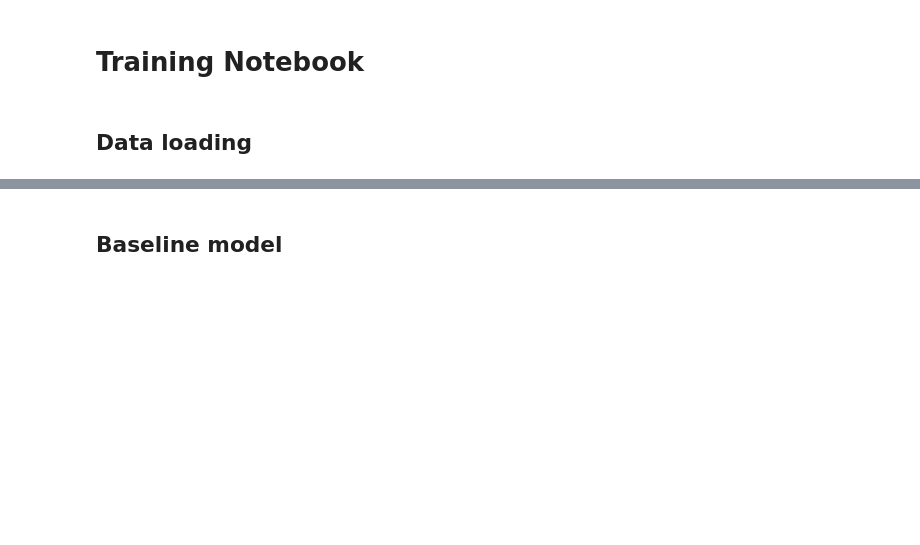
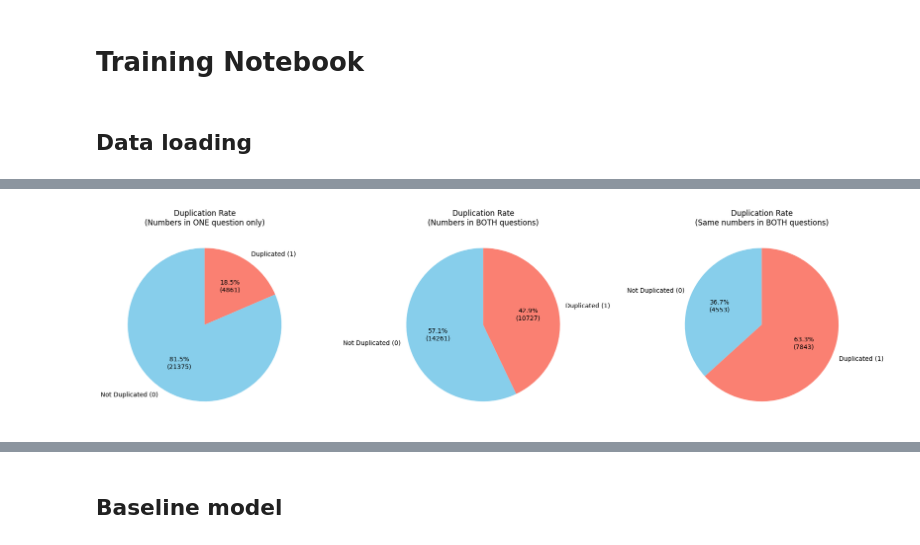
Before and after one commit to alvarosg285/NLP_quora_challenge, a Jupyter notebook: train_models.ipynb, the cells around one changed output, grey strips where cells are left out. Cells and saved outputs as stored; diff of their text form; code cells hidden in the pictures; blank space fills up the shorter version.

```diff
--- a/train_models.ipynb
+++ b/train_models.ipynb
@@ -11,0 +141,63 @@ import utils
+# %%
+import matplotlib.pyplot as plt
+import re
+
+copy_df = quora_df.copy()
+
+# Pre-compile the regex pattern and extract sets of numbers
+number_pattern = re.compile(r'\d+')
+copy_df['nums_q1'] = [set(number_pattern.findall(str(text))) for text in copy_df['question1']]
+copy_df['nums_q2'] = [set(number_pattern.findall(str(text))) for text in copy_df['question2']]
+
+# Calculate lengths using vectorized string operations
+len_q1 = copy_df['nums_q1'].str.len()
+len_q2 = copy_df['nums_q2'].str.len()
+
+# Create boolean masks for our 3 specific conditions
+# - Condition 1: Numbers in only one of the questions (XOR logic)
+mask_only_one = ((len_q1 > 0) & (len_q2 == 0)) | ((len_q1 == 0) & (len_q2 > 0))
+
+# - Condition 2: Numbers in both questions
+mask_both = (len_q1 > 0) & (len_q2 > 0)
+
+# - Condition 3: Numbers in both questions AND the exact same numbers
+mask_both_same = mask_both & (copy_df['nums_q1'] == copy_df['nums_q2'])
+
+
+# --- Custom function for autopct ---
+# This closure captures the raw data values to calculate the absolute count
+def make_autopct(values):
+    def my_autopct(pct):
+        total = sum(values)
+        # Calculate absolute value from percentage and total
+        val = int(round(pct * total / 100.0))
+        # Return formatted string: Percentage (Count)
+        return '{p:.1f}%\n({v:d})'.format(p=pct, v=val)
+    return my_autopct
+
+fig, axes = plt.subplots(1, 3, figsize=(18, 5))
+
+# Define colors for Not Duplicated (0) and Duplicated (1)
+labels_dup = ["Not Duplicated (0)", "Duplicated (1)"]
+
+# --- PIE 1: Numbers in ONE question only ---
+# .sort_index() ensures 0 is always first and 1 is second, keeping colors consistent
+dist_only_one = copy_df[mask_only_one]['is_duplicate'].value_counts().sort_index()
+axes[0].pie(dist_only_one, labels=labels_dup, autopct=make_autopct(dist_only_one), colors=colors, startangle=90)
+axes[0].set_title('Duplication Rate\n(Numbers in ONE question only)')
+
+# --- PIE 2: Numbers in BOTH questions ---
+dist_both = copy_df[mask_both]['is_duplicate'].value_counts().sort_index()
+axes[1].pie(dist_both, labels=labels_dup, autopct=make_autopct(dist_both), colors=colors, startangle=90)
+axes[1].set_title('Duplication Rate\n(Numbers in BOTH questions)')
+
+# --- PIE 3: Same numbers in BOTH questions ---
+dist_both_same = copy_df[mask_both_same]['is_duplicate'].value_counts().sort_index()
+axes[2].pie(dist_both_same, labels=labels_dup, autopct=make_autopct(dist_both_same), colors=colors, startangle=90)
+axes[2].set_title('Duplication Rate\n(Same numbers in BOTH questions)')
+
+# Adjust layout to prevent overlapping text
+plt.tight_layout()
+plt.show()
+# %% [output]
+[figure, added]
```
Also changed, not shown: parts of 8 cells of this notebook, 2 other files.
